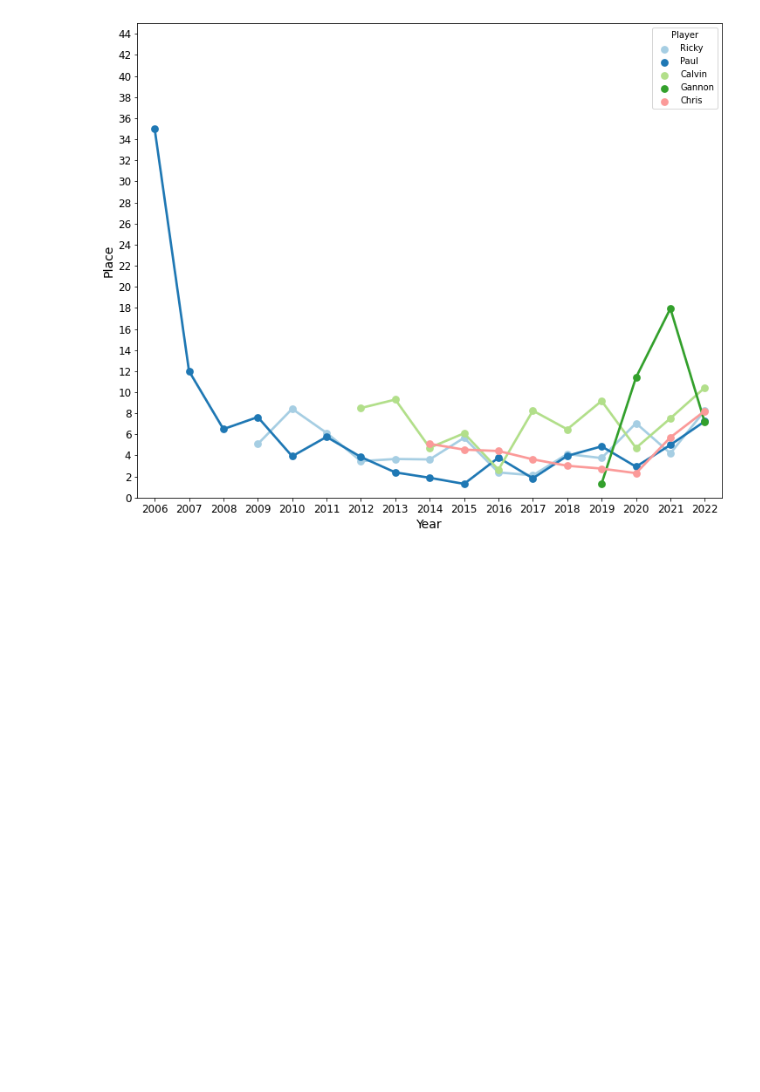
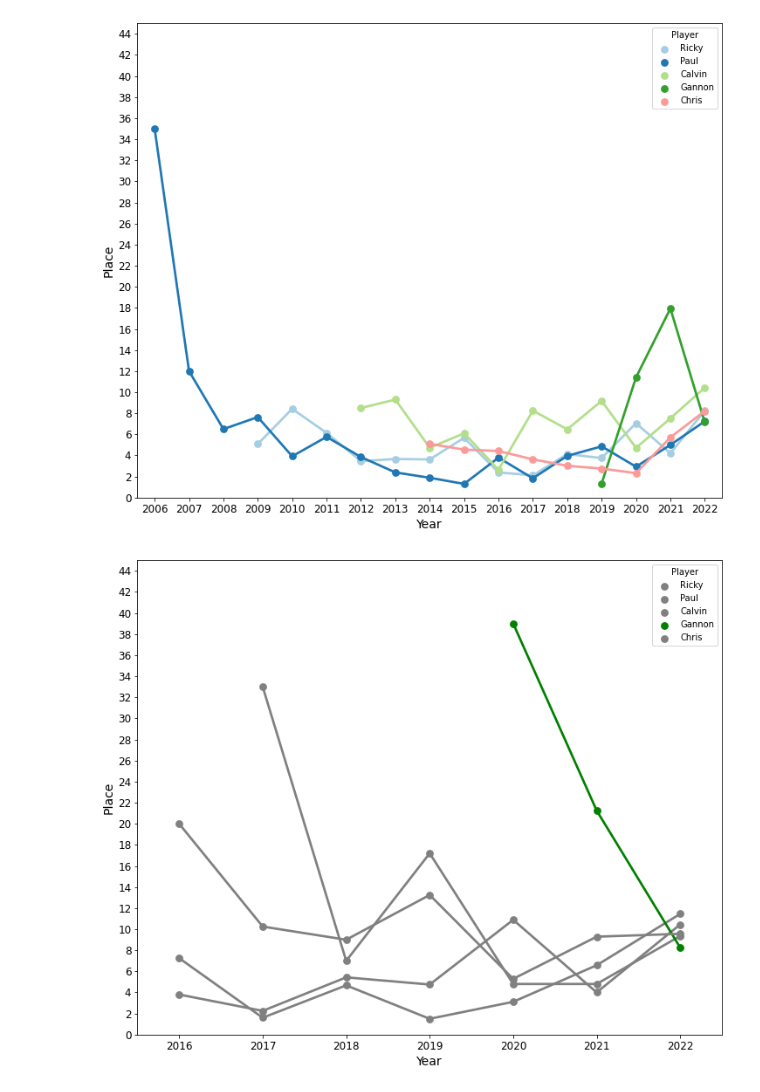
Before and after one commit to jamorgan8/disc-golf-analysis, a Jupyter notebook: notebooks/Analysis.ipynb, the cells around one changed output. Cells and saved outputs as stored; diff of their text form; code cells hidden in the pictures; blank space fills up the shorter version.

```diff
--- a/notebooks/Analysis.ipynb
+++ b/notebooks/Analysis.ipynb
@@ -796,3 +796,43 @@ plt.xticks(fontsize=12)
 plt.show()
 # %% [output]
 [figure]
+# %%
+ricky = pd.DataFrame({'x':[2016, 2017, 2018, 2019, 2020, 2021, 2022],
+                      'y':[3.8, 2.25, 5.43, 4.75, 10.89, 4, 10.45]})
+
+paul = pd.DataFrame({'x':[2016, 2017, 2018, 2019, 2020, 2021, 2022],
+                     'y':[7.25, 1.6, 4.67, 1.5, 3.11, 6.58, 11.45]})
+
+calvin = pd.DataFrame({'x':[2017, 2018, 2019, 2020, 2021, 2022],
+                       'y':[33, 7, 17.2, 4.8, 4.8, 9.36]})
+
+gannon = pd.DataFrame({'x':[2020,2021,2022],
+                       'y':[39, 21.25, 8.25]})
+
+chris = pd.DataFrame({'x':[2016, 2017, 2018, 2019, 2020, 2021, 2022],
+                      'y':[20, 10.25, 9, 13.25, 5.29, 9.29, 9.56]})
+
+yticks = np.arange(0, 45, 2) ##sets y ticks. parameters = (start, stop, step)
+
+
+ricky['Player'] = 'Ricky'
+paul['Player'] = 'Paul'
+calvin['Player'] = 'Calvin'
+gannon['Player'] = 'Gannon'
+chris['Player'] = 'Chris'
+res=pd.concat([ricky,paul,calvin,gannon,chris])
+#sns.set_style('whitegrid')
+fig, ax = plt.subplots(figsize=(12,10))
+sns.pointplot(x='x', y='y', data=res, hue='Player', palette=['grey', 'grey', 'grey', 'green', 'grey'], ax=ax)
+##set color for each line in order
+#plt.grid(axis='both')
+plt.xlabel('Year', fontsize=14)
+plt.ylabel('Place', fontsize=14)
+plt.ylim(0, 45)
+plt.yticks(yticks, fontsize=12)
+plt.xticks(fontsize=12)
+#plt.title('Avg Rating by Year')
+plt.savefig('../assets/dgpt-place-year-gannon.jpg')
+plt.show()
+# %% [output]
+[figure, added]
```
Also changed, not shown: parts of 6 cells of this notebook, 7 other files.
